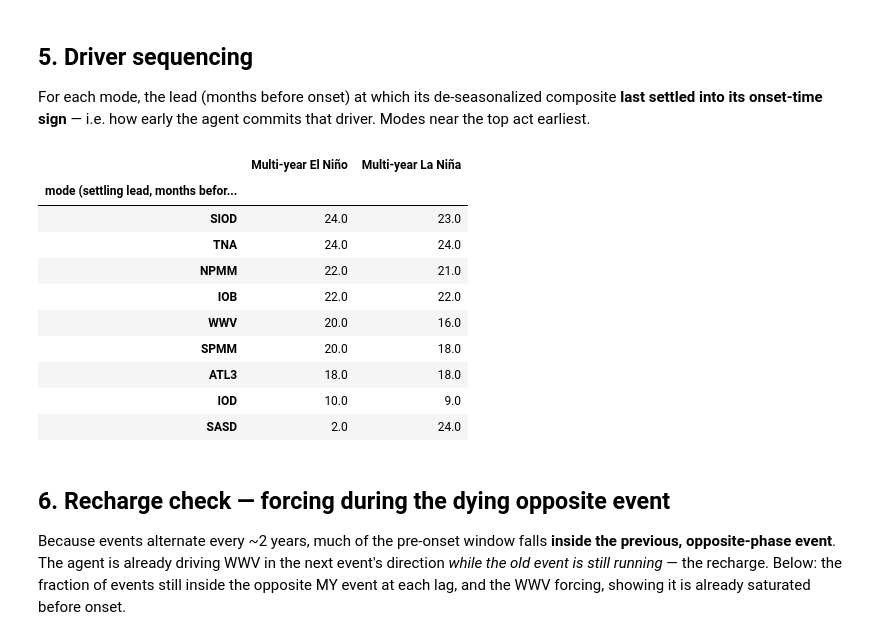
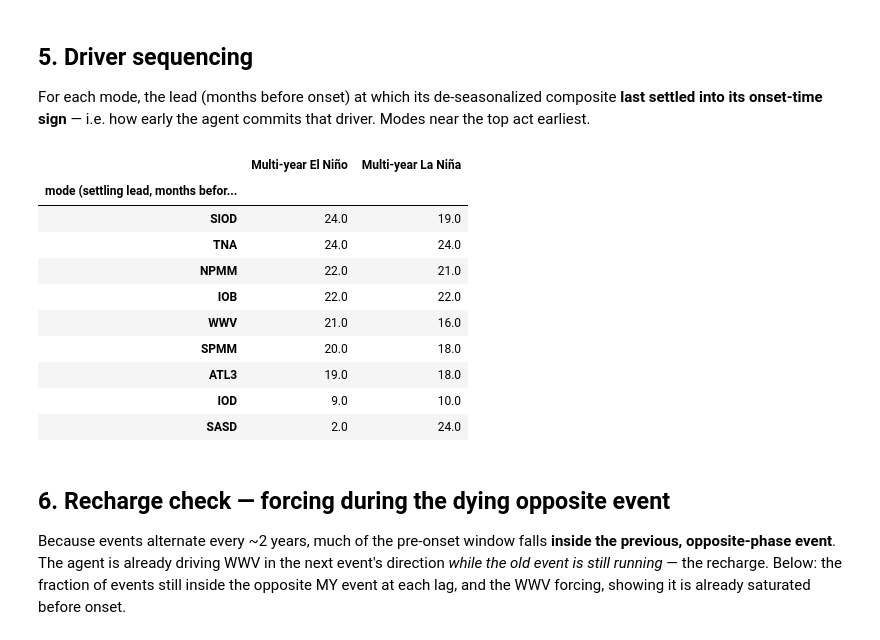
Before and after one commit to ayman-tech/enso-rl, a Jupyter notebook: notebooks/precursor_analysis.ipynb, the cells around one changed output. Cells and saved outputs as stored; diff of their text form; code cells hidden in the pictures.

```diff
--- a/notebooks/precursor_analysis.ipynb
+++ b/notebooks/precursor_analysis.ipynb
@@ -38,7 +42,11 @@ BASE  = Path("..") / "plots" / NAME
 OUTDIR = BASE / "precursor"
 OUTDIR.mkdir(parents=True, exist_ok=True)
 
-LEAD  = 24                             # max lead (months before onset) to analyse
+LEAD  = 24                             # months BEFORE onset to analyse
+POST  = 24                             # months AFTER onset: median MY duration is 23-24 mo,
+                                       # 100% of events still running at +12, ~90% at +20,
+                                       # ~50% at +23 -> covers the full life cycle
+W     = LEAD + POST                    # composite window length
 CODES = {"el_nino": 3, "la_nina": 4}   # MYE label codes (3 = MY El Niño, 4 = MY La Niña)
 MODE_COLORS = dict(zip(XRO_MODES, plt.cm.tab10(np.linspace(0, 1, 10))))
 
@@ -100,8 +113,9 @@ for p, code in CODES.items():
     for si in range(S):
         for ri in range(R):
             for s0, e0, L in _find_continuous_runs((labels[si, ri] == code).astype(int)):
-                if s0 - LEAD >= spin:
+                if s0 - LEAD >= spin and s0 + POST <= T:
                     events[p].append((si, ri, s0))
 for p in CODES:
-    print(f"{PHASE_LABELS[p]:22s}: {len(events[p]):5d} onset events (full {LEAD}-mo window)")
+    print(f"{PHASE_LABELS[p]:22s}: {len(events[p]):5d} onset events "
+          f"(full -{LEAD}/+{POST}-mo window)")
 # %% [output]
@@ -207,28 +553,29 @@ driver. Modes near the top act earliest.
 # %%
 def sequencing(ev, arr):
     mean, _ = leadtime_profile(ev, arr)
     out = {}
     for mi, nm in enumerate(names):
-        col = mean[:, mi]
+        col = mean[:LEAD, mi]                            # pre-onset half only
         diff = np.where(np.sign(col) != np.sign(col[-1]))[0]
         out[nm] = float(LEAD) if len(diff) == 0 else float(LEAD - diff[-1])  # >LEAD -> LEAD
     return out
 
-seq_df = pd.DataFrame({PHASE_LABELS[p]: sequencing(events[p], anom) for p in CODES}).reindex(XRO_MODES)
+# raw actions, matching the figure in §3 (de-seasonalizing moves these by <=4 months)
+seq_df = pd.DataFrame({PHASE_LABELS[p]: sequencing(events[p], raw) for p in CODES}).reindex(XRO_MODES)
 seq_df.index.name = "mode  (settling lead, months before onset; =24 means >24)"
 seq_df.to_csv(OUTDIR / "precursor_sequencing.csv")
 seq_df.sort_values(seq_df.columns[0], ascending=False)
 # %% [output]
 |  | Multi-year El Niño | Multi-year La Niña |
 | mode (settling lead, months befor... |  |  |
-| SIOD | 24.0 | 23.0 |
+| SIOD | 24.0 | 19.0 |
 | TNA | 24.0 | 24.0 |
 | NPMM | 22.0 | 21.0 |
 | IOB | 22.0 | 22.0 |
-| WWV | 20.0 | 16.0 |
+| WWV | 21.0 | 16.0 |
 | SPMM | 20.0 | 18.0 |
-| ATL3 | 18.0 | 18.0 |
-| IOD | 10.0 | 9.0 |
+| ATL3 | 19.0 | 18.0 |
+| IOD | 9.0 | 10.0 |
 | SASD | 2.0 | 24.0 |
 # %% [markdown]
 ## 6. Recharge check — forcing during the dying opposite event
```
Also changed, not shown: parts of 17 cells of this notebook, 1 other file.
